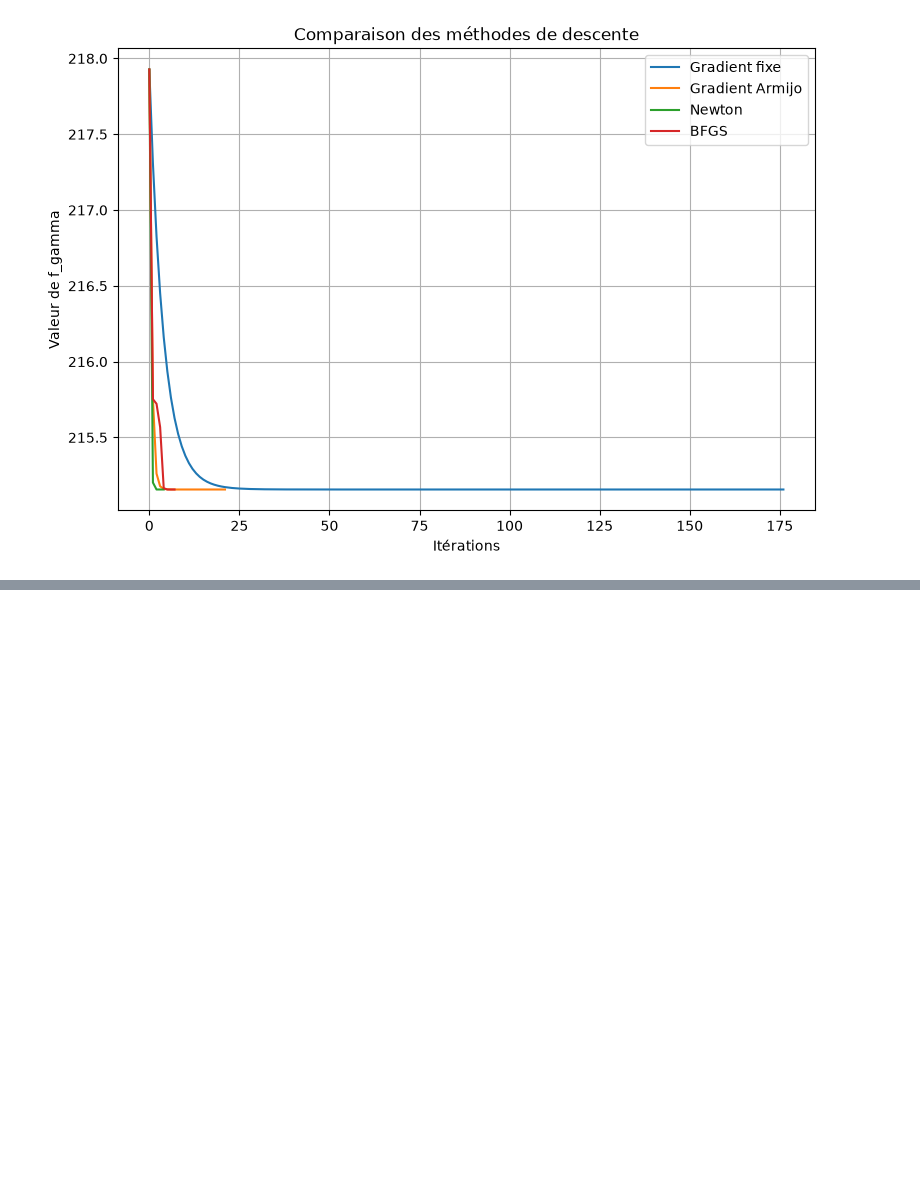
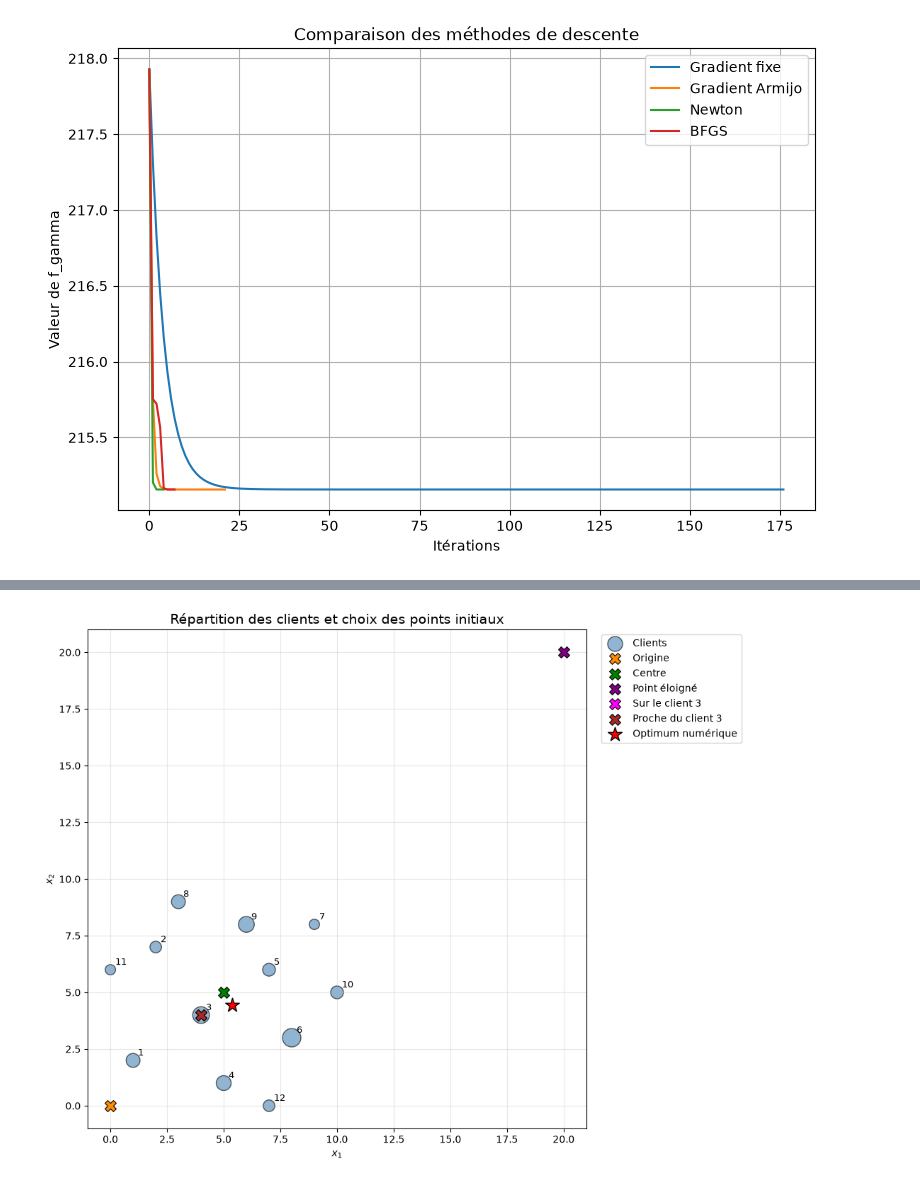
Before and after one commit to Pierre555-lfft/SAE-Optimisation-Pierre-Lionnel, a Jupyter notebook: Notebookoptimisation.ipynb, the cells around one changed output, grey strips where cells are left out. Saved outputs shown, nothing was run; the diff lists cells and outputs as text; code cells hidden in the pictures; blank space fills up the shorter version.

```diff
--- a/Notebookoptimisation.ipynb
+++ b/Notebookoptimisation.ipynb
@@ -795,0 +1435,99 @@ plt.show()
+# %%
+
+import numpy as np
+import matplotlib.pyplot as plt
+
+# ============================================================
+# Choix des points initiaux
+# ============================================================
+
+points_initiaux = {
+    "Origine": np.array([0., 0.]),
+    "Centre": np.array([5., 5.]),
+    "Point éloigné": np.array([20., 20.]),
+    "Sur le client 3": A[2].copy(),
+    "Proche du client 3": A[2] + np.array([1e-8, 1e-8])
+}
+
+# Calcul de l'optimum numérique avec Weiszfeld
+x_opt, historique = weiszfeld(np.array([5., 5.]))
+
+# ============================================================
+# Représentation graphique
+# ============================================================
+
+fig, ax = plt.subplots(figsize=(10, 8))
+
+# Positions des clients (taille proportionnelle au poids)
+ax.scatter(
+    A[:, 0], A[:, 1],
+    s=50 + 30 * w,
+    color="steelblue",
+    edgecolor="black",
+    alpha=0.6,
+    label="Clients"
+)
+
+# Numérotation des clients
+for i, (x, y) in enumerate(A):
+    ax.annotate(
+        str(i + 1),
+        (x, y),
+        xytext=(5, 5),
+        textcoords="offset points",
+        fontsize=9
+    )
+
+# Couleurs des points initiaux
+couleurs = {
+    "Origine": "darkorange",
+    "Centre": "green",
+    "Point éloigné": "purple",
+    "Sur le client 3": "magenta",
+    "Proche du client 3": "brown"
+}
+
+# Affichage des différents points de départ
+for nom, point in points_initiaux.items():
+    ax.scatter(
+        point[0], point[1],
+        s=130,
+        color=couleurs[nom],
+        marker="X",
+        edgecolor="black",
+        linewidth=0.8,
+        label=nom,
+        zorder=5
+    )
+
+# Position optimale estimée
+ax.scatter(
+    x_opt[0], x_opt[1],
+    s=220,
+    color="red",
+    marker="*",
+    edgecolor="black",
+    label="Optimum numérique",
+    zorder=10
+)
+
+# Mise en forme
+ax.set_title(
+    "Répartition des clients et choix des points initiaux",
+    fontsize=14
+)
+
+ax.set_xlabel("$x_1$")
+ax.set_ylabel("$x_2$")
+
+ax.set_aspect("equal")
+ax.grid(True, alpha=0.3)
+ax.legend(loc="upper left", bbox_to_anchor=(1.02, 1))
+
+plt.tight_layout()
+plt.show()
+
+print("Solution numérique obtenue :", np.round(x_opt, 6))
+print("Valeur de f :", round(f(x_opt), 6))
+# %% [output]
+[figure, added]
```
Also changed, not shown: parts of 44 cells of this notebook.
